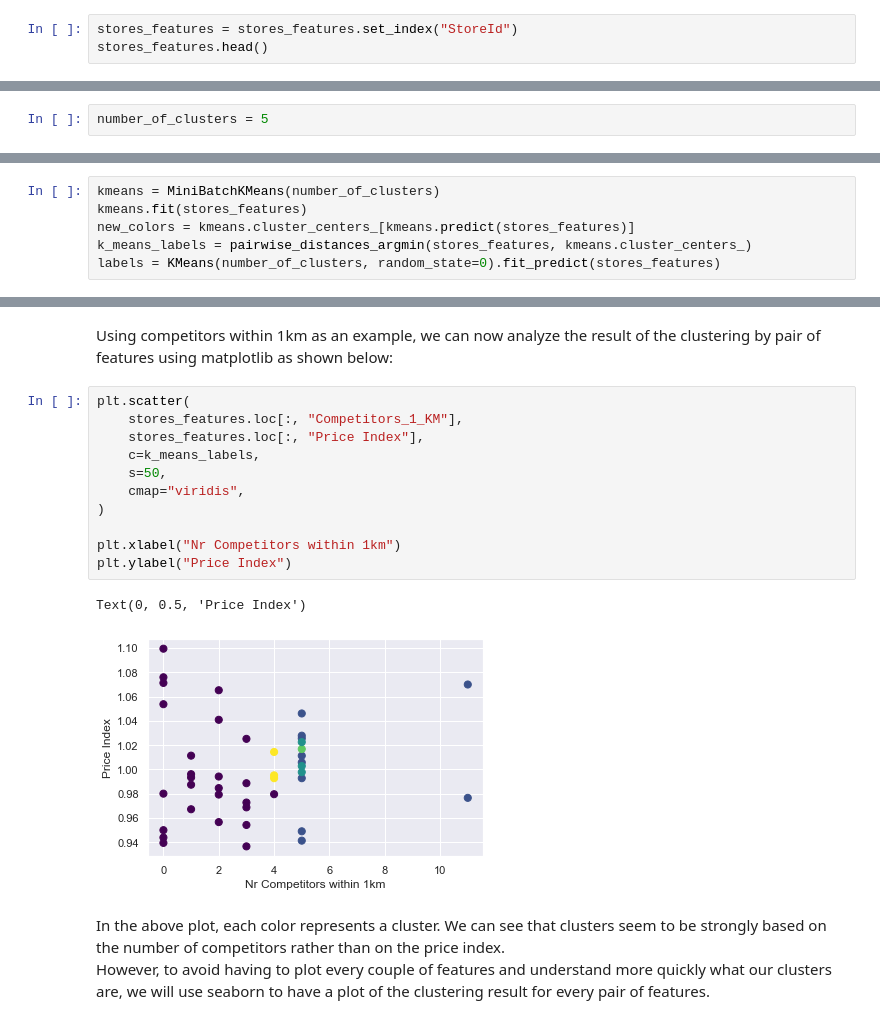
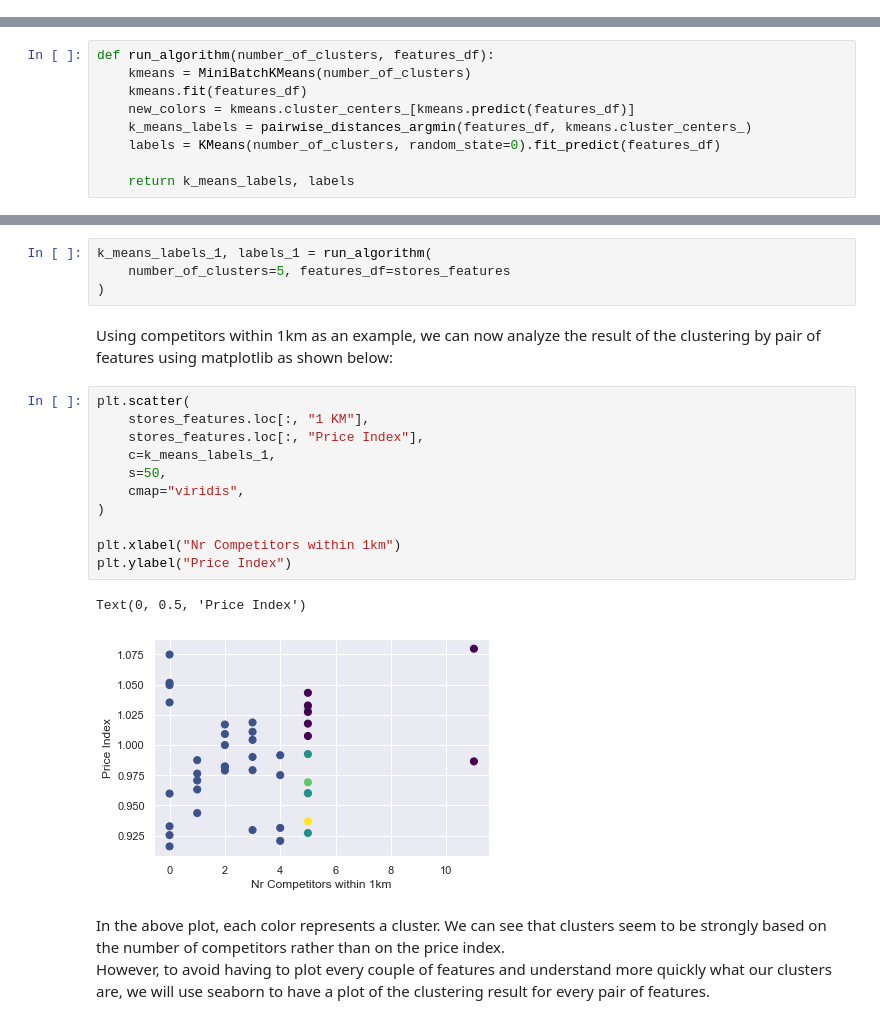
Before and after one commit to atoti/notebooks, a Jupyter notebook: retail/geopricing/main.ipynb, the cells around one changed output, grey strips where cells are left out. Saved outputs shown, nothing was run; the diff lists cells and outputs as text.

Commit message:
Updated data model
- added more simulations and visualizations

```diff
--- a/retail/geopricing/main.ipynb
+++ b/retail/geopricing/main.ipynb
@@ -313,3 +458,0 @@ Formatting the features for scikit learn
-# %%
-stores_features = stores_features.set_index("StoreId")
-stores_features.head()
@@ -326,2 +458,0 @@ Chosing the number of clusters
-# %%
-number_of_clusters = 5
@@ -330,6 +461,9 @@ And running the clustering algorithm
 # %%
-kmeans = MiniBatchKMeans(number_of_clusters)
-kmeans.fit(stores_features)
-new_colors = kmeans.cluster_centers_[kmeans.predict(stores_features)]
-k_means_labels = pairwise_distances_argmin(stores_features, kmeans.cluster_centers_)
-labels = KMeans(number_of_clusters, random_state=0).fit_predict(stores_features)
+def run_algorithm(number_of_clusters, features_df):
+    kmeans = MiniBatchKMeans(number_of_clusters)
+    kmeans.fit(features_df)
+    new_colors = kmeans.cluster_centers_[kmeans.predict(features_df)]
+    k_means_labels = pairwise_distances_argmin(features_df, kmeans.cluster_centers_)
+    labels = KMeans(number_of_clusters, random_state=0).fit_predict(features_df)
+
+    return k_means_labels, labels
@@ -336,19 +473,23 @@ labels = KMeans(number_of_clusters, random_state=0).fit_predict(stores_features)
+# %%
+k_means_labels_1, labels_1 = run_algorithm(
+    number_of_clusters=5, features_df=stores_features
+)
 # %% [markdown]
 Using competitors within 1km as an example, we can now analyze the result of the clustering by pair of features using matplotlib as shown below:
 # %%
 plt.scatter(
-    stores_features.loc[:, "Competitors_1_KM"],
+    stores_features.loc[:, "1 KM"],
     stores_features.loc[:, "Price Index"],
-    c=k_means_labels,
+    c=k_means_labels_1,
     s=50,
     cmap="viridis",
 )
 
 plt.xlabel("Nr Competitors within 1km")
 plt.ylabel("Price Index")
 # %% [output]
 Text(0, 0.5, 'Price Index')
-[figure, old version]
+[figure, new version]
 # %% [markdown]
 In the above plot, each color represents a cluster. We can see that clusters seem to be strongly based on the number of competitors rather than on the price index.
 However, to avoid having to plot every couple of features and understand more quickly what our clusters are, we will use seaborn to have a plot of the clustering result for every pair of features.
```
Also changed, not shown: parts of 118 cells of this notebook, 1 other file.
